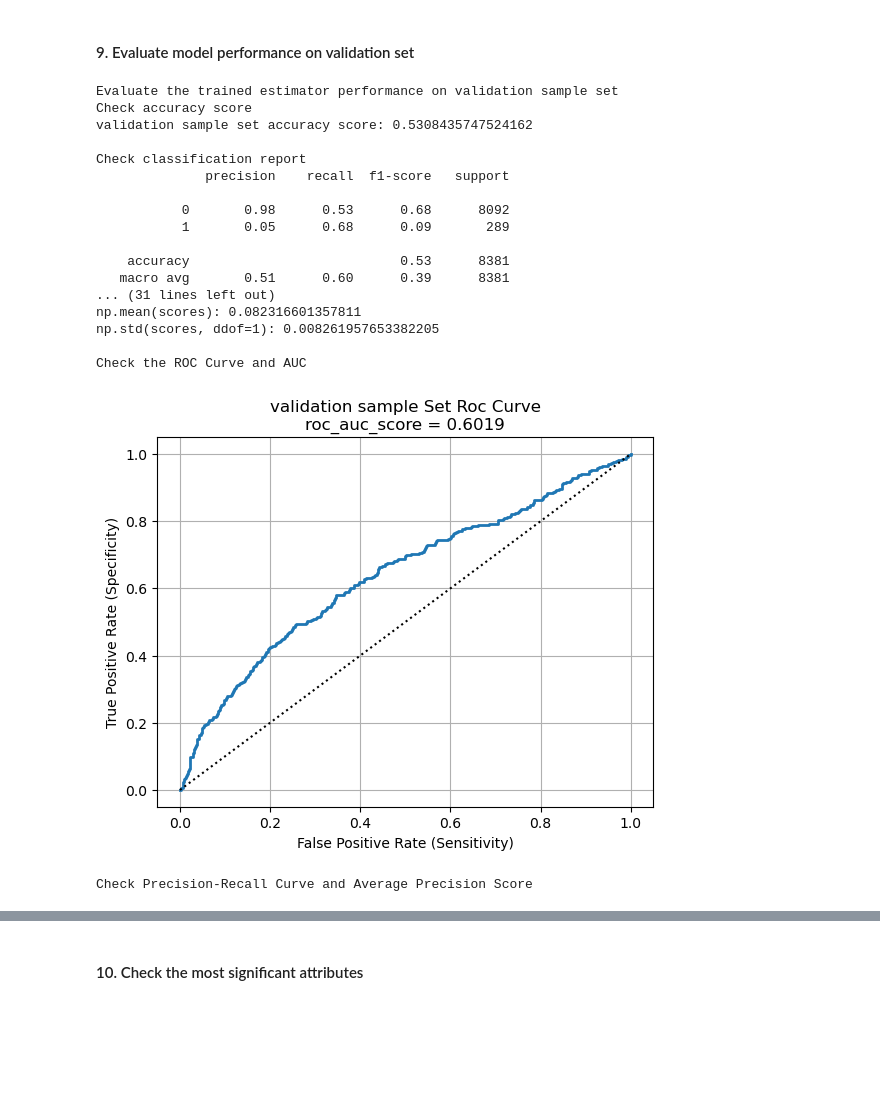
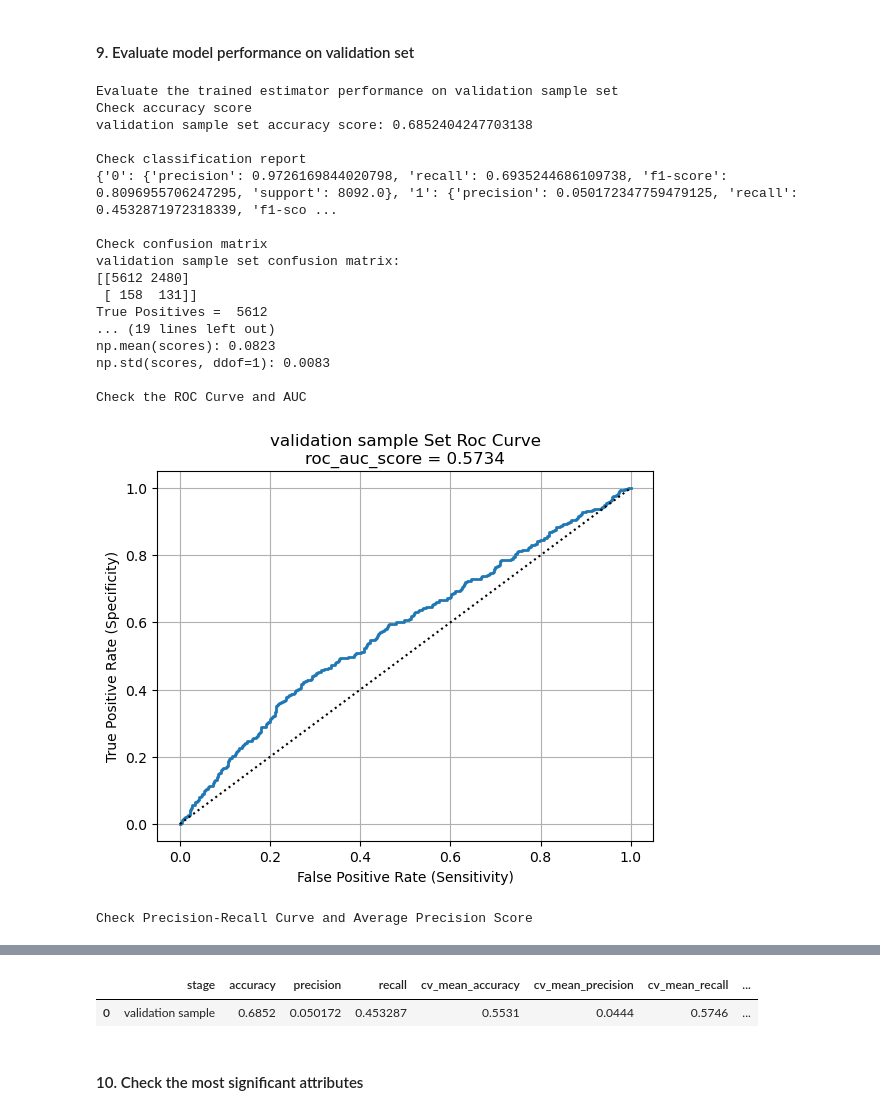
Before and after one commit to LiyangSong/Advertisement-CTR-Prediction, a Jupyter notebook: jupyter/model_exp_sgd.ipynb, the cells around one changed output, grey strips where cells are left out. Saved outputs shown, nothing was run; the diff lists cells and outputs as text; code cells hidden in the pictures; blank space fills up the shorter version.

```diff
--- a/jupyter/model_exp_sgd.ipynb
+++ b/jupyter/model_exp_sgd.ipynb
@@ -30,7 +31,7 @@ PERMUTATION_IMPORTANCE_RANDOM_STATE = 0
 
 ATTRS_TO_DROP = ['uid', 'app_score', 'his_on_shelf_time', 'task_id', 'spread_app_id', 'tags', 'dev_id']
 
-CVS_SCORING_LIST = ['accuracy', 'precision', 'recall', 'recall', 'f1']
+CVS_SCORING_LIST = ['accuracy', 'precision', 'recall', 'f1']
 PERMUTATION_SCORING_LIST = ['average_precision', 'roc_auc']
 PERM_DROP_THRESHOLD_PERCENT = 0.2
 # %% [markdown]
@@ -222,24 +226,25 @@ del validation_df_sample
 # %% [markdown]
 #### 9. Evaluate model performance on validation set
 # %%
-bin_class_utils.eval_class(validation_cap_x_df, validation_y_df, composite_estimator, "validation sample", CVS_SCORING_LIST)
+eval_validation_results = bin_class_utils.eval_class(validation_cap_x_df, validation_y_df, composite_estimator, "validation sample", CVS_SCORING_LIST)
+eval_validation_results
 # %% [output]
 Evaluate the trained estimator performance on validation sample set
 Check accuracy score
-validation sample set accuracy score: 0.5308435747524162
+validation sample set accuracy score: 0.6852404247703138
 
 Check classification report
-              precision    recall  f1-score   support
+{'0': {'precision': 0.9726169844020798, 'recall': 0.6935244686109738, 'f1-score': 0.8096955706247295, 'support': 8092.0}, '1': {'precision': 0.050172347759479125, 'recall': 0.4532871972318339, 'f1-sco ...
 
-           0       0.98      0.53      0.68      8092
-           1       0.05      0.68      0.09       289
-
-    accuracy                           0.53      8381
-   macro avg       0.51      0.60      0.39      8381
-... (31 lines left out)
-np.mean(scores): 0.082316601357811
-np.std(scores, ddof=1): 0.008261957653382205
+Check confusion matrix
+validation sample set confusion matrix:
+[[5612 2480]
+ [ 158  131]]
+True Positives =  5612
+... (19 lines left out)
+np.mean(scores): 0.0823
+np.std(scores, ddof=1): 0.0083
 
 Check the ROC Curve and AUC
-[figure, old version]
+[figure, new version]
 Check Precision-Recall Curve and Average Precision Score
@@ -247,3 +252,5 @@ Check Precision-Recall Curve and Average Precision Score
+|  | stage | accuracy | precision | recall | cv_mean_accuracy | cv_mean_precision | cv_mean_recall | ... |
+| 0 | validation sample | 0.6852 | 0.050172 | 0.453287 | 0.5531 | 0.0444 | 0.5746 | ... |
 # %% [markdown]
 #### 10. Check the most significant attributes
 # %%
```
Also changed, not shown: parts of 13 cells of this notebook, 5 other files.
